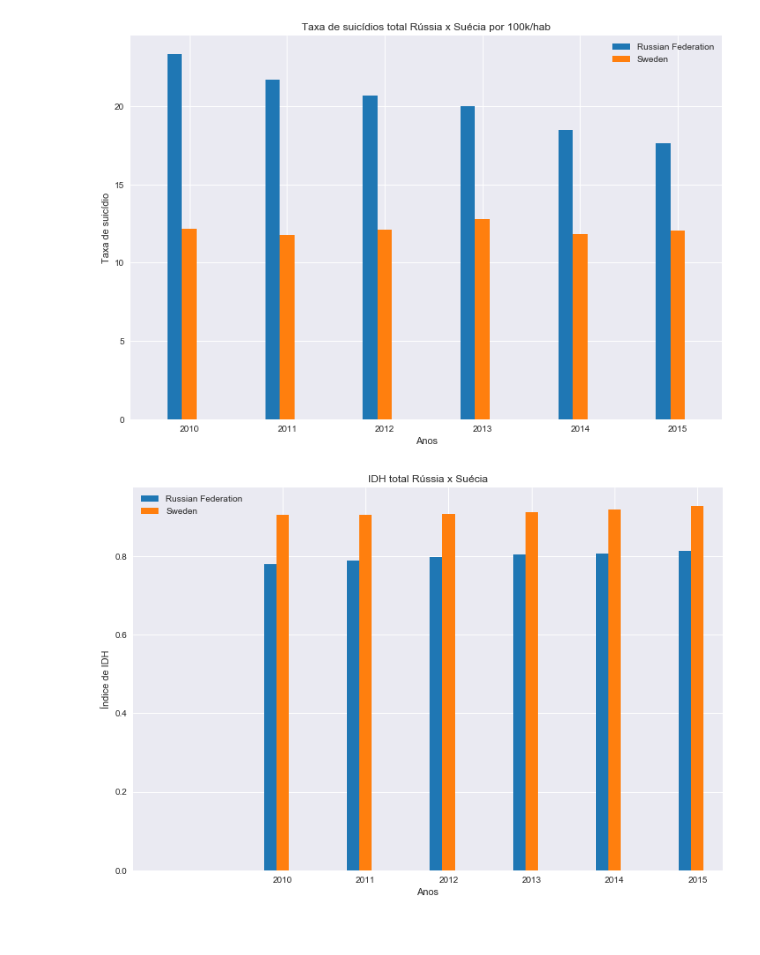
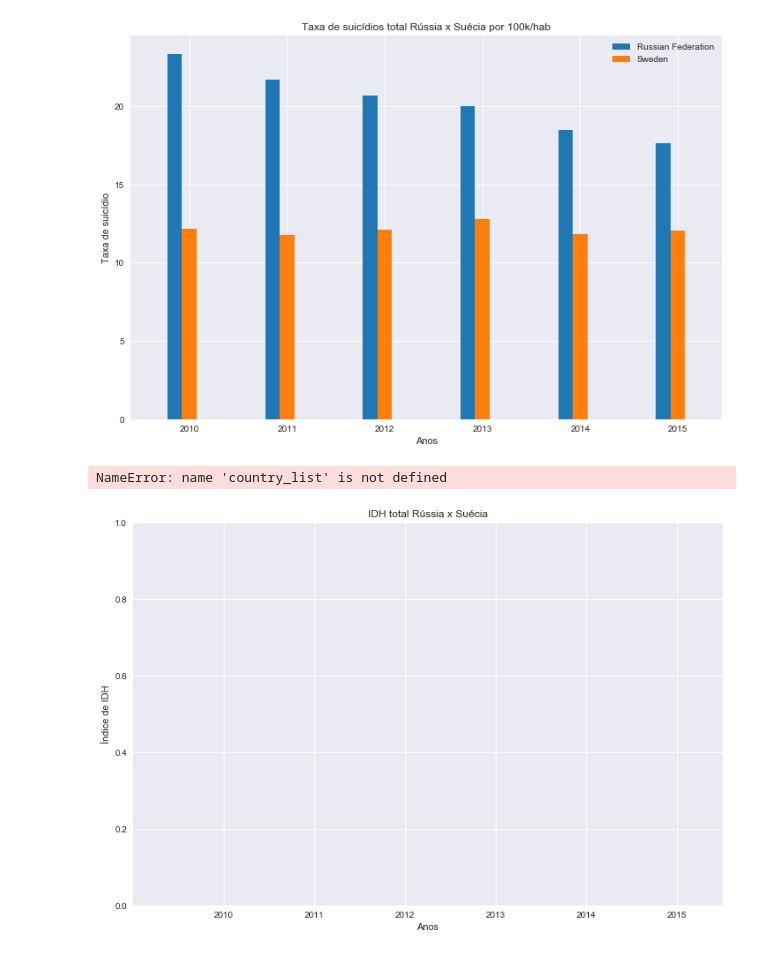
Before and after one commit to Eudess/suicide-data-science, a Jupyter notebook: suicide_analytics.ipynb, the cells around one changed output. Drawn from its saved outputs; the diff is of its cells as text; code cells hidden in the pictures.

```diff
--- a/suicide_analytics.ipynb
+++ b/suicide_analytics.ipynb
@@ -151,7 +160,8 @@ gr.head()
 | 4 | 2012 | Russian Federation | female | 76764455.0 | 66437221.0 | 5454 | 72781138 | ... |
 # %%
 myGroup = pd.merge(russia,sweden, how="outer")
-myGroup = myGroup.groupby(["year","country","totalPopulation", "hdi","gdp-year","genderInequality","totalUsersInternet"], as_index=False).sum()
+myGroup = myGroup.groupby(["year","country","totalPopulation", "hdi","gdp-year","genderInequality","totalUsersInternet","rateEmployment15andOlder","positiveAffect",
+                           "negativeAffect","temperature-(celsius)"], as_index=False).sum()
 myGroup.head()
 # %% [output]
 |  | year | country | totalPopulation | hdi | gdp-year | genderInequality | totalUsersInternet | ... |
@@ -375,12 +385,12 @@ def generate_chart_hdi_total(df, axis_y, axis_x, title,wd = 0.15):
     country_year = np.asarray(year_df)
 
     list_num = axis_x_center(len(country_name))
-    plt.xlim(country_year[0]+(wd*(list_num[0]-11)), country_year[-1]+(wd*(list_num[-1]+2)))
+    plt.xlim(country_year[0]+(wd*(list_num[0]-3)), country_year[-1]+(wd*(list_num[-1]+2)))
     plt.xticks(country_year)
 
     for index in range(len(country_name)):
         country_hdi = list(df["hdi"][df["country"] == country_name[index]])
-        country_hdi = np.asarray(country_hdi)
+        country_hdi = np.asarray(country_list)
         ax.bar(country_year+(wd*list_num[index]), country_hdi, width=wd, align="center", label=country_name[index], color=list_colors[index])
         ax.legend(loc="upper left")
 
@@ -498,7 +691,8 @@ generate_chart_suicide_total(myGroup, 'Taxa de suicídio', 'Anos', 'Taxa de suic
 # %% [output]
 [figure]
 # %%
-generate_chart_hdi_total(myGroup, "Índice de IDH", "Anos", "IDH total Rússia x Suécia")
+generate_chart_hdi_total(myGroup, "Índice de IDH", "Anos", "IDH total Rússia x Suécia", 0.25)
 # %% [output]
+NameError: name 'country_list' is not defined
-[figure, old version]
+[figure, new version]
 # %%
```
Also changed, not shown: parts of 18 cells of this notebook.
